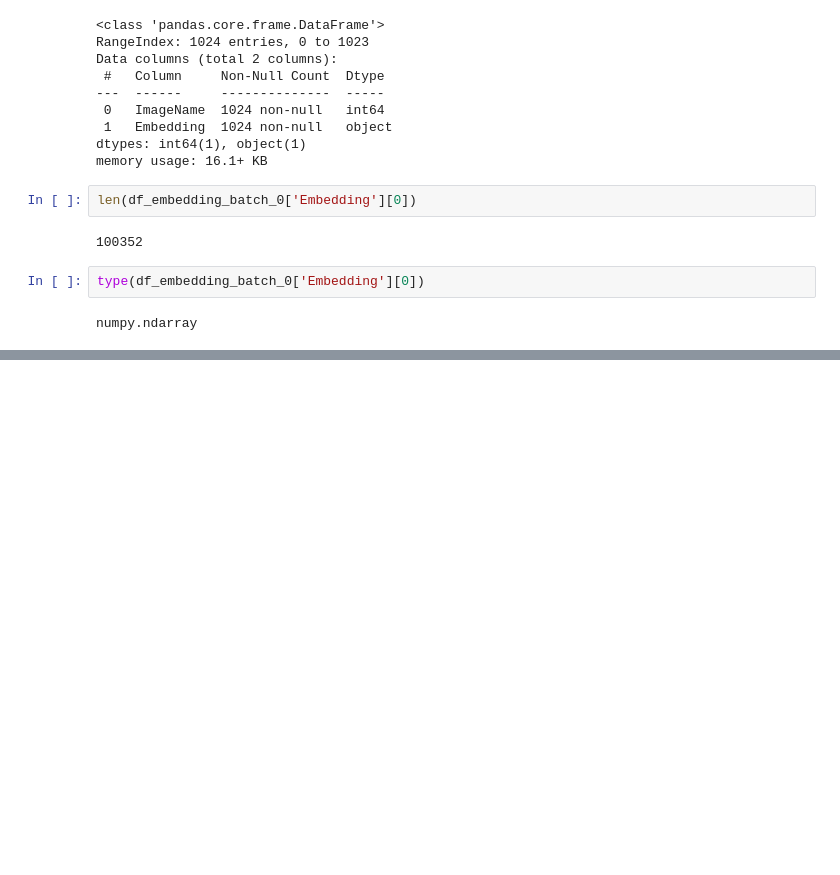
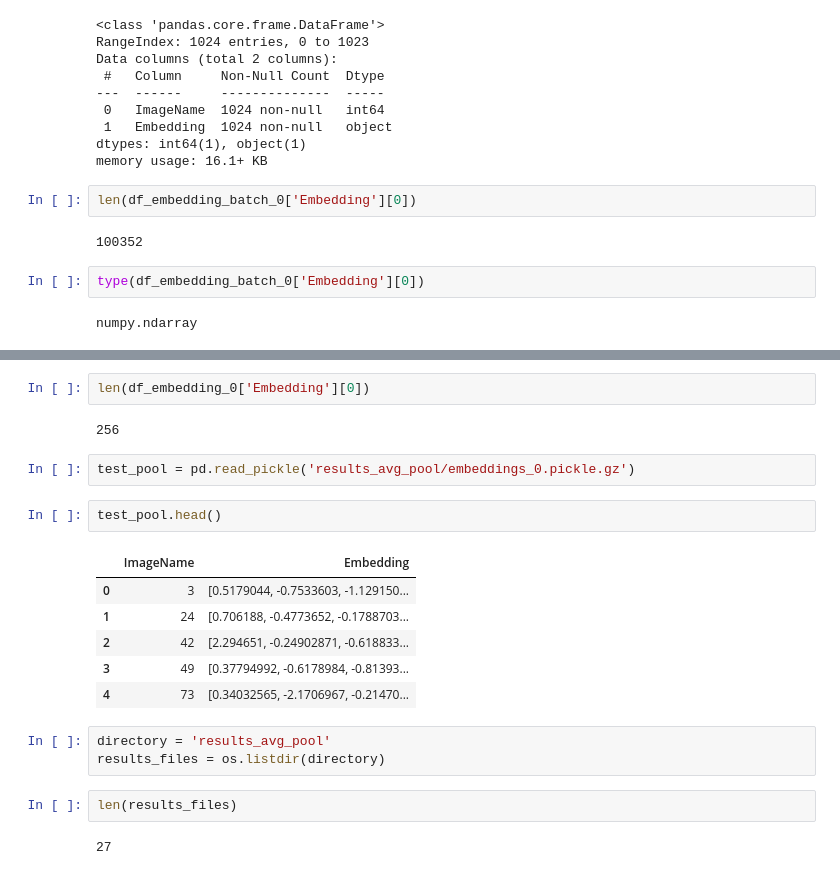
Before and after one commit to MargheSerena/Group-project, a Jupyter notebook: Leanne_ResNet50.ipynb, the cells around one changed output, grey strips where cells are left out. Drawn from its saved outputs; the diff is of its cells as text; blank space fills up the shorter version.

```diff
--- a/Leanne_ResNet50.ipynb
+++ b/Leanne_ResNet50.ipynb
@@ -290,0 +454,22 @@ numpy.ndarray
+# %%
+len(df_embedding_0['Embedding'][0])
+# %% [output]
+256
+# %%
+test_pool = pd.read_pickle('results_avg_pool/embeddings_0.pickle.gz')
+# %%
+test_pool.head()
+# %% [output]
+|  | ImageName | Embedding |
+| 0 | 3 | [0.5179044, -0.7533603, -1.129150... |
+| 1 | 24 | [0.706188, -0.4773652, -0.1788703... |
+| 2 | 42 | [2.294651, -0.24902871, -0.618833... |
+| 3 | 49 | [0.37794992, -0.6178984, -0.81393... |
+| 4 | 73 | [0.34032565, -2.1706967, -0.21470... |
+# %%
+directory = 'results_avg_pool'
+results_files = os.listdir(directory)
+# %%
+len(results_files)
+# %% [output]
+27
```
Also changed, not shown: parts of 34 cells of this notebook.
